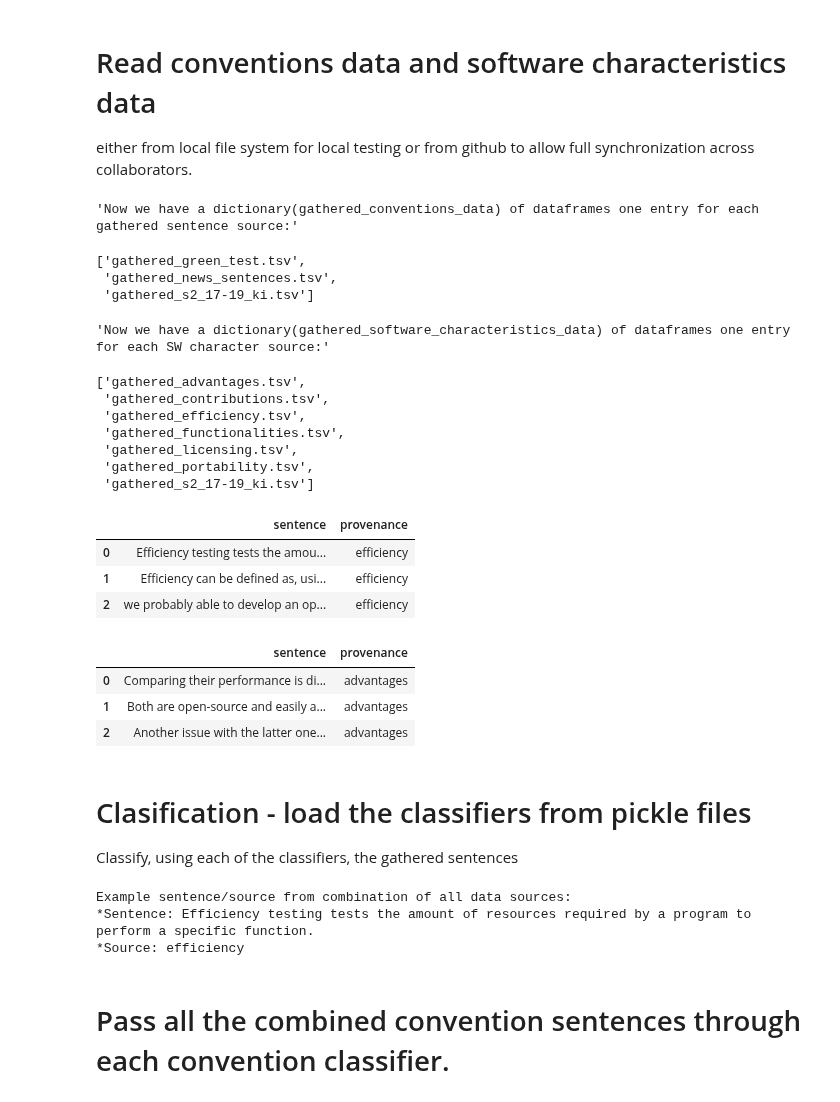
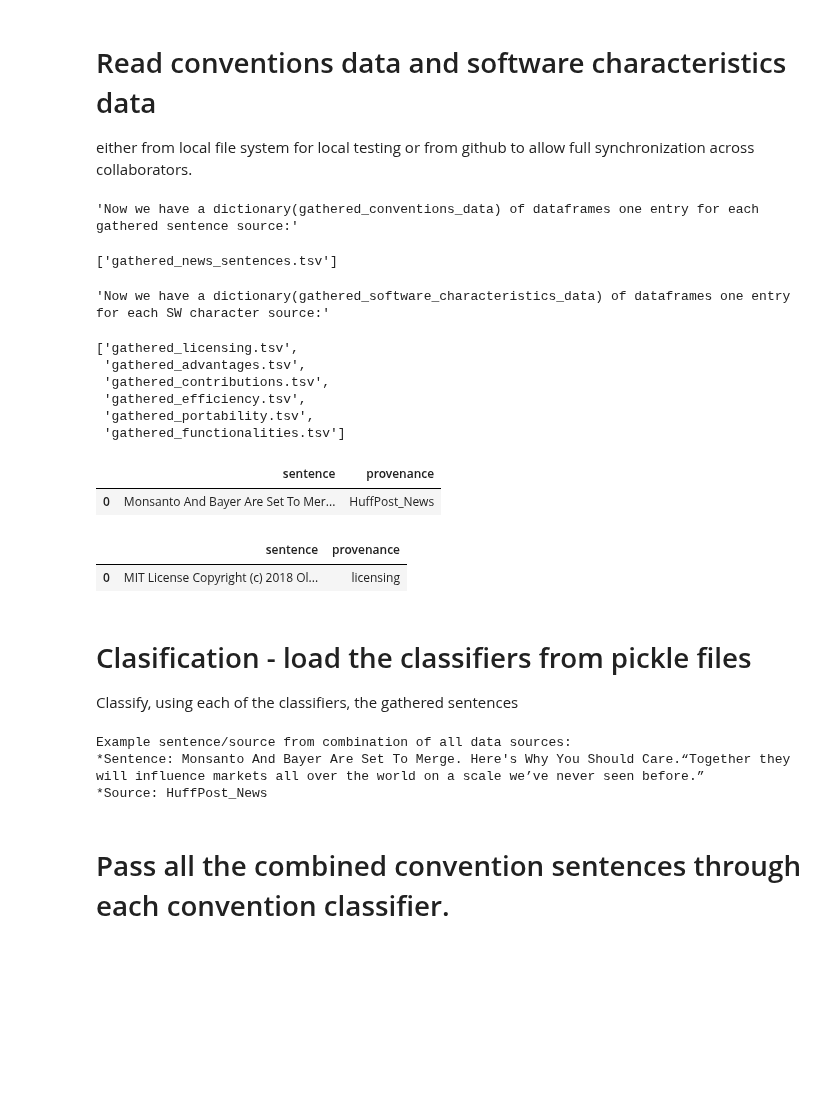
Before and after one commit to aideenf/AIVC, a Jupyter notebook: cp_wssc/Iterative models building_V1.1.ipynb, the cells around one changed output. Drawn from its saved outputs; the diff is of its cells as text; code cells hidden in the pictures; blank space fills up the shorter version.

```diff
--- a/cp_wssc/Iterative models building_V1.1.ipynb
+++ b/cp_wssc/Iterative models building_V1.1.ipynb
@@ -59,7 +59,7 @@ Using Theano backend.
 # %%
 ###*******START-POPULATE GIT_HUB Credentials ********###
 #To read data files directly from  github - usr/pssword not necessary for read
-USE_GIT_HUB = True
+USE_GIT_HUB = False
 
 #To read pickle files from github - usr/pssword not necessary for read
 READ_PICKLE_FROM_GIT_HUB = False
@@ -68,8 +68,8 @@ READ_PICKLE_FROM_GIT_HUB = False
 
 
 #To push data files directly to  github - usr/pssword required
-GIT_USER = '@@@@'
-GIT_PSWD = '@@@@'
+GIT_USER = '***'
+GIT_PSWD = '***'
 GIT_REPO = 'AIVC'
 ###*******END-POPULATE GIT_HUB Credentials ********###
 
@@ -111,7 +111,8 @@ import  base64
 def remove_excluded_files(file_list):
     cleaned_file_list = []
     for f in file_list:
-        if not f.startswith( '.' ) and not "random" in f and "gathered_" in f and not f.startswith("_"):
+        #and "." in f to exclude directories from the list.
+        if not f.startswith( '.' ) and not "random" in f and "gathered_" in f and not f.startswith("_") and "." in f:
             cleaned_file_list.append(f)
     return cleaned_file_list
 
@@ -283,30 +289,23 @@ if(USE_GIT_HUB == True):
 # %%
 display ("Now we have a dictionary(gathered_conventions_data) of dataframes one entry for each gathered sentence source:" , gathered_conventions_files)
 display ("Now we have a dictionary(gathered_software_characteristics_data) of dataframes one entry for each SW character source:" , gathered_characteristics_files)
 
-display (gathered_conventions_data[list(gathered_conventions_data.keys())[0]].head(3))
-display (gathered_software_characteristics_data[list(gathered_software_characteristics_data.keys())[0]].head(3))
+display (gathered_conventions_data[list(gathered_conventions_data.keys())[0]].head(1))
+display (gathered_software_characteristics_data[list(gathered_software_characteristics_data.keys())[0]].head(1))
 # %% [output]
 'Now we have a dictionary(gathered_conventions_data) of dataframes one entry for each gathered sentence source:'
-['gathered_green_test.tsv',
- 'gathered_news_sentences.tsv',
- 'gathered_s2_17-19_ki.tsv']
+['gathered_news_sentences.tsv']
 'Now we have a dictionary(gathered_software_characteristics_data) of dataframes one entry for each SW character source:'
-['gathered_advantages.tsv',
+['gathered_licensing.tsv',
+ 'gathered_advantages.tsv',
  'gathered_contributions.tsv',
  'gathered_efficiency.tsv',
- 'gathered_functionalities.tsv',
- 'gathered_licensing.tsv',
  'gathered_portability.tsv',
- 'gathered_s2_17-19_ki.tsv']
+ 'gathered_functionalities.tsv']
 |  | sentence | provenance |
-| 0 | Efficiency testing tests the amou... | efficiency |
-| 1 | Efficiency can be defined as, usi... | efficiency |
-| 2 | we probably able to develop an op... | efficiency |
+| 0 | Monsanto And Bayer Are Set To Mer... | HuffPost_News |
 |  | sentence | provenance |
-| 0 | Comparing their performance is di... | advantages |
-| 1 | Both are open-source and easily a... | advantages |
-| 2 | Another issue with the latter one... | advantages |
+| 0 | MIT License Copyright (c) 2018 Ol... | licensing |
 # %% [markdown]
 # Clasification - load the classifiers from pickle files
 
@@ -405,8 +404,8 @@ print ("*Sentence:", data_sentences[0])
 print ("*Source:", data_sentences_provenance[0])
 # %% [output]
 Example sentence/source from combination of all data sources:
-*Sentence: Efficiency testing tests the amount of resources required by a program to perform a specific function.
-*Source: efficiency
+*Sentence: Monsanto And Bayer Are Set To Merge. Here's Why You Should Care.“Together they will influence markets all over the world on a scale we’ve never seen before.”
+*Source: HuffPost_News
 # %% [markdown]
 # Pass all the combined convention sentences through each convention classifier.
 # %%
```
Also changed, not shown: parts of 6 cells of this notebook.
